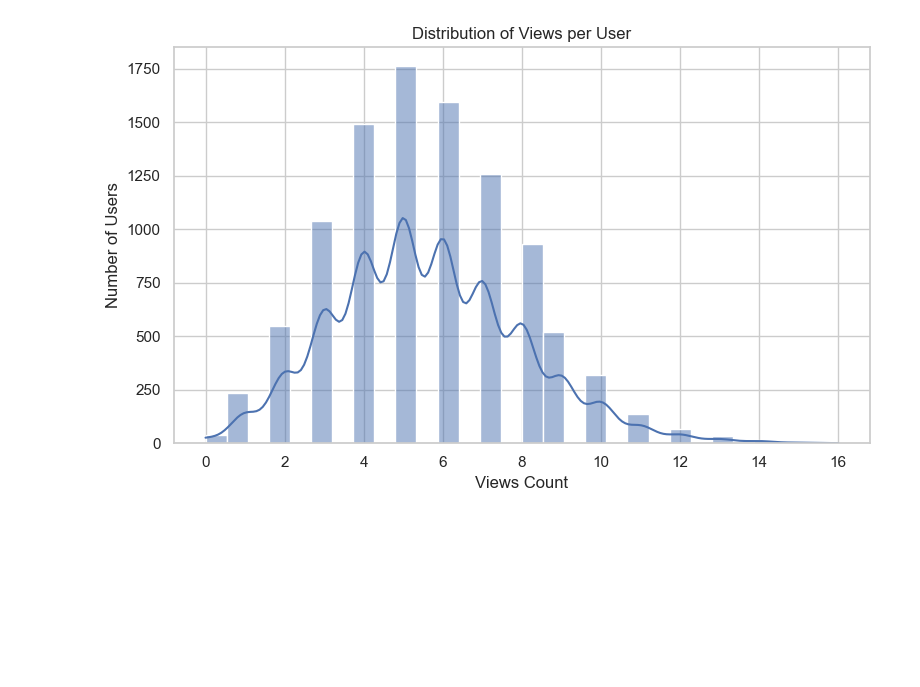
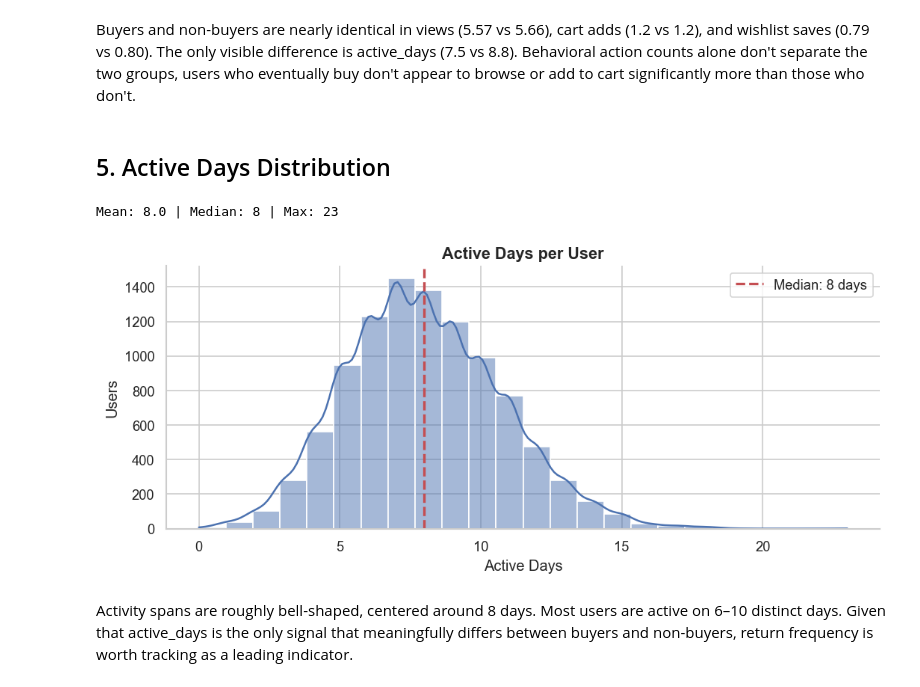
Before and after one commit to 7t3an/ecommerce-growth-analytics, a Jupyter notebook: analysis_notebooks/user_behavior.ipynb, the cells around one changed output. Saved outputs shown, nothing was run; the diff lists cells and outputs as text; code cells hidden in the pictures; blank space fills up the shorter version.

Commit message:
Complete user behavior and funnel analysis notebooks

```diff
--- a/analysis_notebooks/user_behavior.ipynb
+++ b/analysis_notebooks/user_behavior.ipynb
@@ -3,5 +9,8 @@ from src.db import run_sql
 import pandas as pd
 import matplotlib.pyplot as plt
 import seaborn as sns
+
+sns.set_theme(style="whitegrid", palette="muted")
+plt.rcParams["figure.dpi"] = 120
 # %%
 df = run_sql("../sql/user_behavior_mart.sql")
@@ -28,0 +97,12 @@ df.head()
+# %%
+df['is_buyer'] = df['purchase_events'] > 0
+
+pct = df['is_buyer'].value_counts(normalize=True).mul(100).round(1)
+print(f"Non-Buyers: {pct[False]}%  |  Buyers: {pct[True]}%")
+
+metrics = ['views_count', 'cart_adds', 'wishlist_adds', 'active_days']
+labels  = ['Views', 'Cart Adds', 'Wishlist Adds', 'Active Days']
+
+summary = df.groupby('is_buyer')[metrics].mean().round(2)
+summary.index = ['Non-Buyers', 'Buyers']
+summary
@@ -29,11 +140,24 @@ df.head()
+# %% [markdown]
+Buyers and non-buyers are nearly identical in views (5.57 vs 5.66), cart adds (1.2 vs 1.2), and wishlist saves (0.79 vs 0.80). The only visible difference is active_days (7.5 vs 8.8). Behavioral action counts alone don't separate the two groups, users who eventually buy don't appear to browse or add to cart significantly more than those who don't.
+# %% [markdown]
+## 5. Active Days Distribution
 # %%
-sns.set_theme(style="whitegrid")
-fig, ax = plt.subplots(figsize=(8, 5))
-sns.histplot(data=df, x="views_count", bins=30, kde=True, ax=ax)
-ax.set_title("Distribution of Views per User")
-ax.set_xlabel("Views Count")
-ax.set_ylabel("Number of Users")
+median_days = df['active_days'].median()
+print(f"Mean: {df['active_days'].mean():.1f} | Median: {median_days:.0f} | Max: {df['active_days'].max()}")
+
+fig, ax = plt.subplots(figsize=(9, 4))
+sns.histplot(data=df, x='active_days', bins=24, kde=True, color='#4C72B0', ax=ax)
+ax.axvline(median_days, color='#C44E52', linestyle='--', linewidth=2,
+           label=f"Median: {median_days:.0f} days")
+ax.set_title("Active Days per User", fontsize=13, fontweight='bold')
+ax.set_xlabel("Active Days")
+ax.set_ylabel("Users")
+ax.legend(fontsize=11)
+sns.despine()
 plt.tight_layout()
 plt.show()
 # %% [output]
+Mean: 8.0 | Median: 8 | Max: 23
-[figure, old version]
+[figure, new version]
+# %% [markdown]
+Activity spans are roughly bell-shaped, centered around 8 days. Most users are active on 6–10 distinct days. Given that active_days is the only signal that meaningfully differs between buyers and non-buyers, return frequency is worth tracking as a leading indicator.
```
Also changed, not shown: parts of 17 cells of this notebook.
